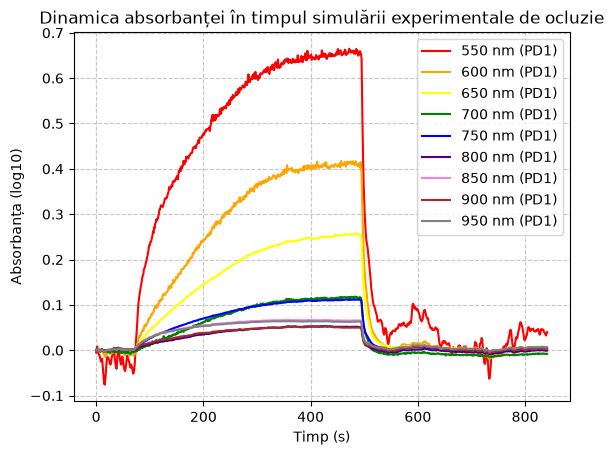
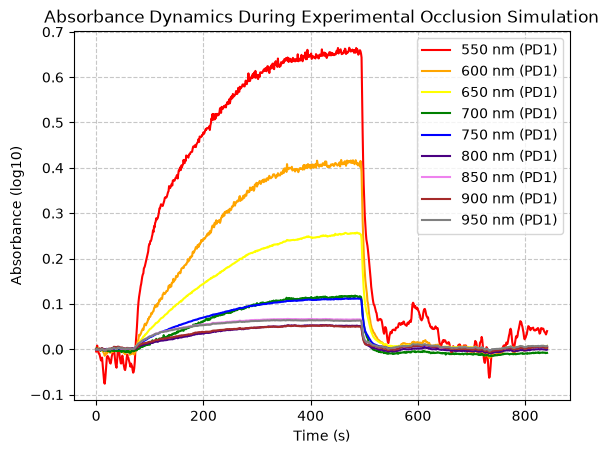
Code edit (unified diff) that turned the first committed figure into the second:
--- before
+++ after
@@ -47,8 +47,11 @@
 
     # Labeling the plot
-    plt.xlabel('Timp (s)')
-    plt.ylabel('Absorbanța (log10)')
+    # plt.xlabel('Timp (s)')
+    plt.xlabel('Time (s)')
+    # plt.ylabel('Absorbanța (log10)')
+    plt.ylabel('Absorbance (log10)')
     #plt.title('Recording: ' + filename)
-    plt.title('Dinamica absorbanței în timpul simulării experimentale de ocluzie')
+    # plt.title('Dinamica absorbanței în timpul simulării experimentale de ocluzie')
+    plt.title('Absorbance Dynamics During Experimental Occlusion Simulation')
     plt.legend()
 
@@ -61,19 +64,27 @@
 #fig, ax1 = plt.subplots(figsize=(24, 10))
 
-# Plot the data
-l1 = ax1.plot(c_hb, color='blue', label='Hb (Deoxihemoglobină)')
-l2 = ax1.plot(c_hbo2, color='red', label='HbO2 (Oxihemoglobină)')
-l3 = ax1.plot(c_hgl_total, color='green', label='Hb + HbO2 (Hemoglobină totală)')
+# # Plot the data
+# l1 = ax1.plot(c_hb, color='blue', label='Hb (Deoxihemoglobină)')
+# l2 = ax1.plot(c_hbo2, color='red', label='HbO2 (Oxihemoglobină)')
+# l3 = ax1.plot(c_hgl_total, color='green', label='Hb + HbO2 (Hemoglobină totală)')
+l1 = ax1.plot(c_hb, color='blue', label='Hb (Deoxyhemoglobin)')
+l2 = ax1.plot(c_hbo2, color='red', label='HbO2 (Oxyhemoglobin)')
+l3 = ax1.plot(c_hgl_total, color='green', label='Hb + HbO2 (Total Hemoglobin)')
 
 if use_water_absorbance:
-    lw = ax1.plot(c_water, color='cyan', label='Apă')
+    # lw = ax1.plot(c_water, color='cyan', label='Apă')
+    lw = ax1.plot(c_water, color='cyan', label='Water')
 
 if use_scattering_factor:
-    ls = ax1.plot(c_scattering, color='yellow', label='Factor de dispersie')
+    # ls = ax1.plot(c_scattering, color='yellow', label='Factor de dispersie')
+    ls = ax1.plot(c_scattering, color='yellow', label='Scattering Factor')
 
 # Add labels and title with increased font size
-ax1.set_xlabel('Timp (s)')
-ax1.set_ylabel('Concentrație (μM)')
-ax1.set_title('Dinamica cromoforilor în timpul simulării experimentale de ocluzie')
+# ax1.set_xlabel('Timp (s)')
+# ax1.set_ylabel('Concentrație (μM)')
+# ax1.set_title('Dinamica cromoforilor în timpul simulării experimentale de ocluzie')
+ax1.set_xlabel('Time (s)', fontsize=14)
+ax1.set_ylabel('Concentration (μM)', fontsize=14)
+ax1.set_title('Chromophore Dynamics During Experimental Occlusion Simulation', fontsize=16)
 ax1.tick_params(axis='both', which='major')
 
@@ -82,6 +93,8 @@
 if plotResiduals:
     ax2 = ax1.twinx()
-    l4 = ax2.plot(residual_norms, color='black', label='Norma reziduurilor', linestyle='--')
-    ax2.set_ylabel('Norma reziduurilor')
+    # l4 = ax2.plot(residual_norms, color='black', label='Norma reziduurilor', linestyle='--')
+    # ax2.set_ylabel('Norma reziduurilor')
+    l4 = ax2.plot(residual_norms, color='black', label='Residual Norm', linestyle='--')
+    ax2.set_ylabel('Residual Norm')
     ax2.tick_params(axis='both', which='major')
 

Commit: translated plots to english